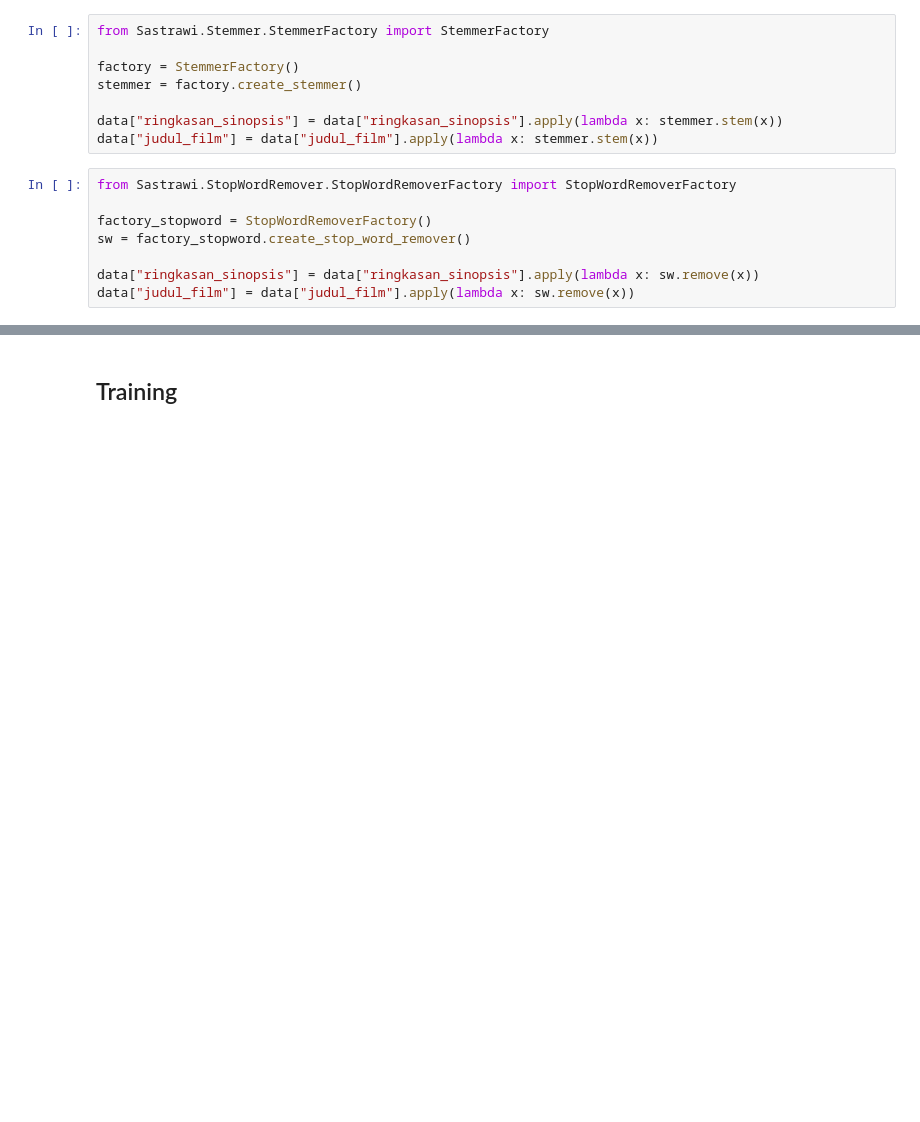
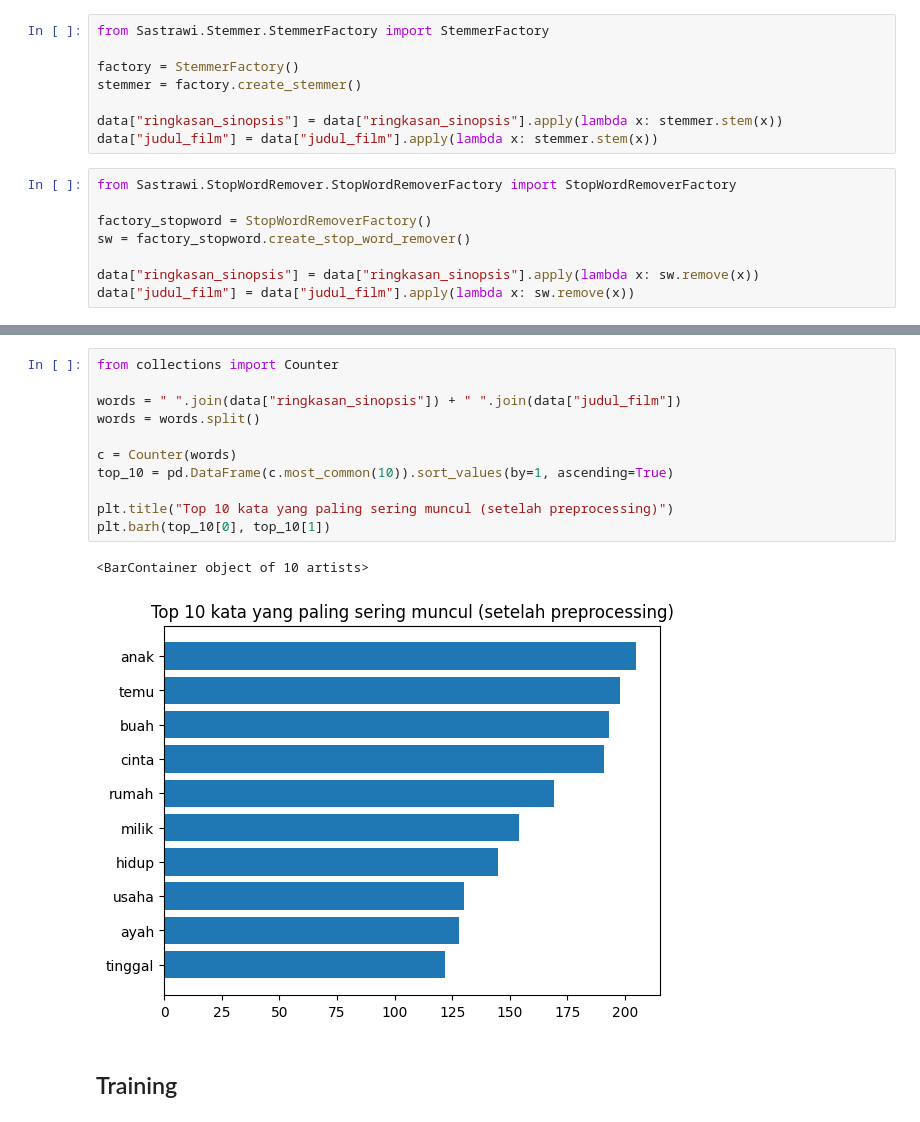
Before and after one commit to SulthanAbiyyu/proyek-akhir-ppm, a Jupyter notebook: proyek_akhir.ipynb, the cells around one changed output, grey strips where cells are left out. Drawn from its saved outputs; the diff is of its cells as text; blank space fills up the shorter version.

```diff
--- a/proyek_akhir.ipynb
+++ b/proyek_akhir.ipynb
@@ -249,3 +301,17 @@ data.head()
+# %%
+from collections import Counter
+
+words = " ".join(data["ringkasan_sinopsis"]) + " ".join(data["judul_film"])
+words = words.split()
+
+c = Counter(words)
+top_10 = pd.DataFrame(c.most_common(10)).sort_values(by=1, ascending=True)
+
+plt.title("Top 10 kata yang paling sering muncul (setelah preprocessing)")
+plt.barh(top_10[0], top_10[1])
+# %% [output]
+<BarContainer object of 10 artists>
+[figure, added]
 # %% [markdown]
 ## Training
 # %%
```
Also changed, not shown: parts of 10 cells of this notebook.
